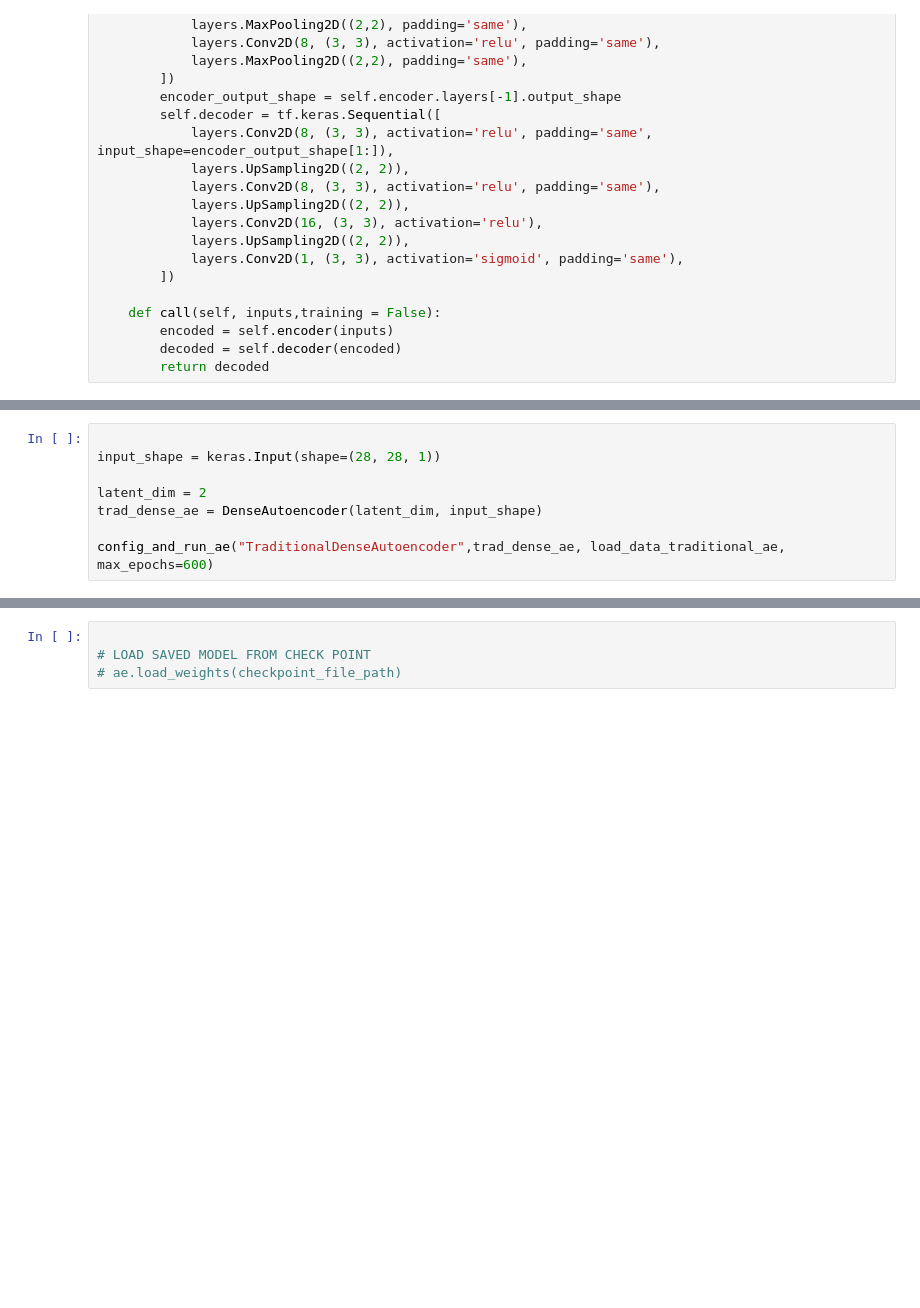
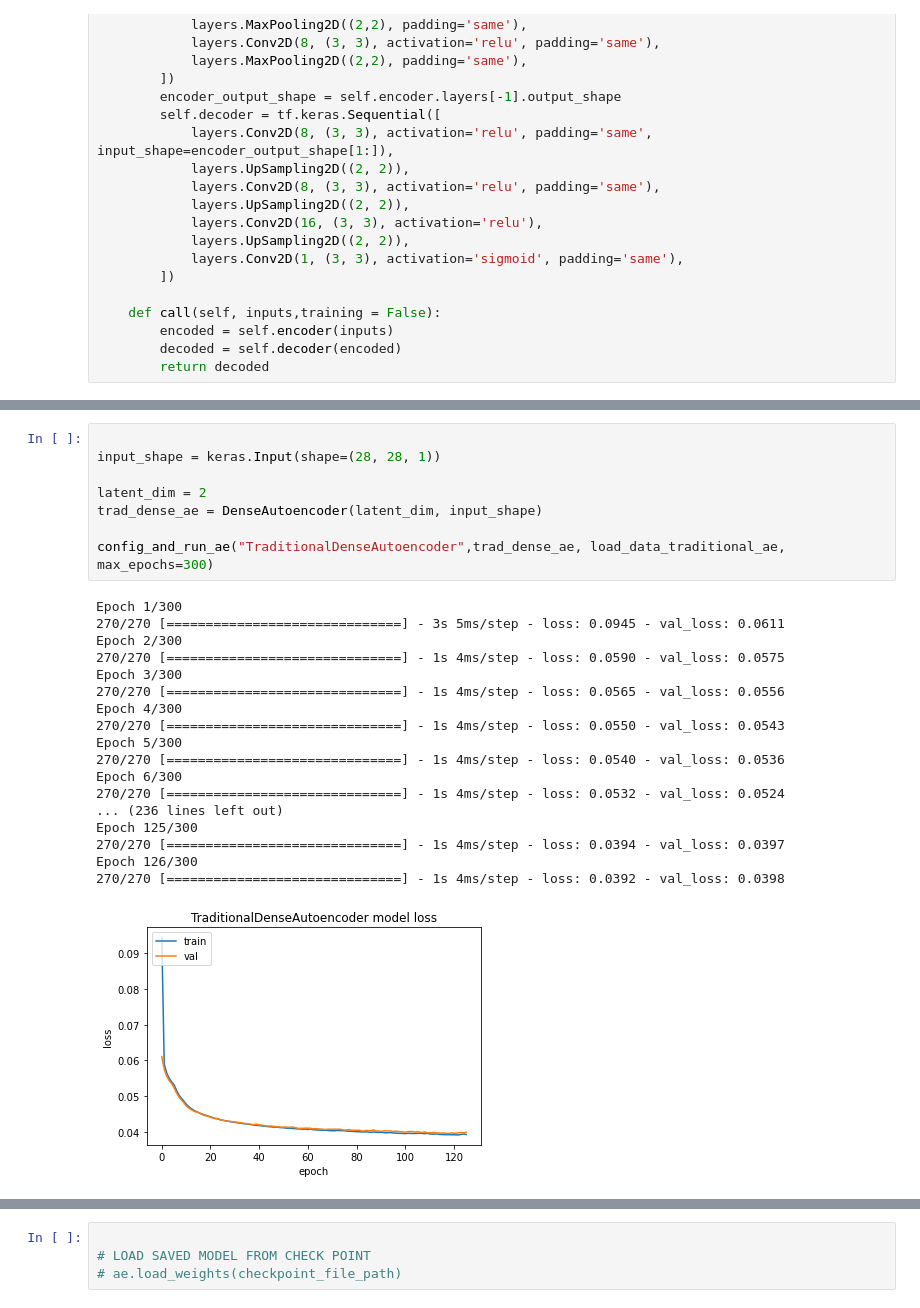
Before and after one commit to arthurlubambo-cct/sem2-ca1, a Jupyter notebook: mnist.ipynb, the cells around one changed output, grey strips where cells are left out. Drawn from its saved outputs; the diff is of its cells as text; blank space fills up the shorter version.

```diff
--- a/mnist.ipynb
+++ b/mnist.ipynb
@@ -312,8 +275,0 @@ class DenseAutoencoder(keras.Model):
-# %%
-
-input_shape = keras.Input(shape=(28, 28, 1))
-
-latent_dim = 2
-trad_dense_ae = DenseAutoencoder(latent_dim, input_shape)
-
-config_and_run_ae("TraditionalDenseAutoencoder",trad_dense_ae, load_data_traditional_ae, max_epochs=600)
@@ -371,0 +334,27 @@ plot_points("Cross Same Class Dense AE",csc_dense_ae, x_test, y_test)
+# %%
+
+input_shape = keras.Input(shape=(28, 28, 1))
+
+latent_dim = 2
+trad_dense_ae = DenseAutoencoder(latent_dim, input_shape)
+
+config_and_run_ae("TraditionalDenseAutoencoder",trad_dense_ae, load_data_traditional_ae, max_epochs=300)
+# %% [output]
+Epoch 1/300
+270/270 [==============================] - 3s 5ms/step - loss: 0.0945 - val_loss: 0.0611
+Epoch 2/300
+270/270 [==============================] - 1s 4ms/step - loss: 0.0590 - val_loss: 0.0575
+Epoch 3/300
+270/270 [==============================] - 1s 4ms/step - loss: 0.0565 - val_loss: 0.0556
+Epoch 4/300
+270/270 [==============================] - 1s 4ms/step - loss: 0.0550 - val_loss: 0.0543
+Epoch 5/300
+270/270 [==============================] - 1s 4ms/step - loss: 0.0540 - val_loss: 0.0536
+Epoch 6/300
+270/270 [==============================] - 1s 4ms/step - loss: 0.0532 - val_loss: 0.0524
+... (236 lines left out)
+Epoch 125/300
+270/270 [==============================] - 1s 4ms/step - loss: 0.0394 - val_loss: 0.0397
+Epoch 126/300
+270/270 [==============================] - 1s 4ms/step - loss: 0.0392 - val_loss: 0.0398
+[figure, added]
```
Also changed, not shown: parts of 24 cells of this notebook, 8 other files.
